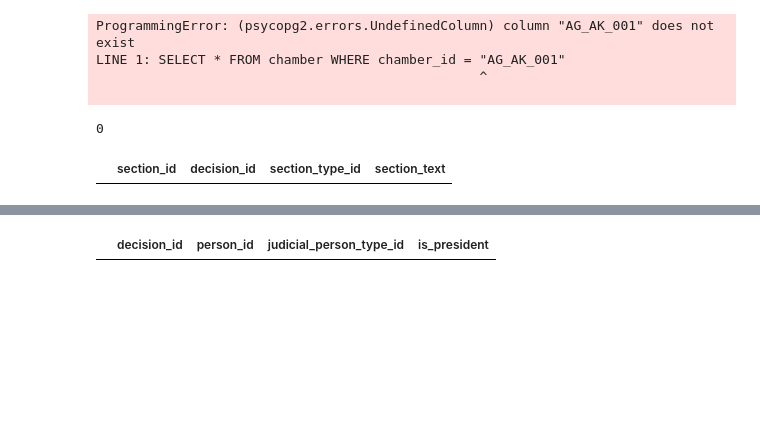
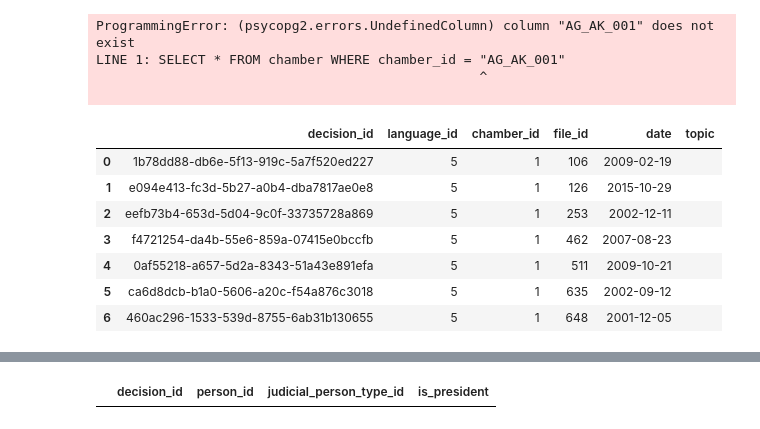
Before and after one commit to JoelNiklaus/SwissCourtRulingCorpus, a Jupyter notebook: test.ipynb, the cells around one changed output, grey strips where cells are left out. Cells and saved outputs as stored; diff of their text form; code cells hidden in the pictures; blank space fills up the shorter version.

```diff
--- a/test.ipynb
+++ b/test.ipynb
@@ -240,14 +304,19 @@ LINE 1: SELECT * FROM chamber WHERE chamber_id = "AG_AK_001"
 
 # %%
 sql_query = 'SELECT * FROM section'
+sql_query = 'SELECT * FROM file_number'
+
+sql_query = 'SELECT * FROM decision'
+
 df_iterator = pd.read_sql(sql_query,get_engine().connect())
 
-df_list = list(df_iterator)
-df_list[0]
-len(df_iterator)
+df_iterator
 # %% [output]
-0
+|  | decision_id | language_id | chamber_id | file_id | date | topic |
+| 0 | 1b78dd88-db6e-5f13-919c-5a7f520ed227 | 5 | 1 | 106 | 2009-02-19 |  |
+| 1 | e094e413-fc3d-5b27-a0b4-dba7817ae0e8 | 5 | 1 | 126 | 2015-10-29 |  |
+| 2 | eefb73b4-653d-5d04-9c0f-33735728a869 | 5 | 1 | 253 | 2002-12-11 |  |
+| 3 | f4721254-da4b-55e6-859a-07415e0bccfb | 5 | 1 | 462 | 2007-08-23 |  |
+| 4 | 0af55218-a657-5d2a-8343-51a43e891efa | 5 | 1 | 511 | 2009-10-21 |  |
+| 5 | ca6d8dcb-b1a0-5606-a20c-f54a876c3018 | 5 | 1 | 635 | 2002-09-12 |  |
+| 6 | 460ac296-1533-539d-8755-6ab31b130655 | 5 | 1 | 648 | 2001-12-05 |  |
-# %%
-df_iterator
-# %% [output]
-|  | section_id | decision_id | section_type_id | section_text |
```
Also changed, not shown: parts of 21 cells of this notebook, 19 other files.
